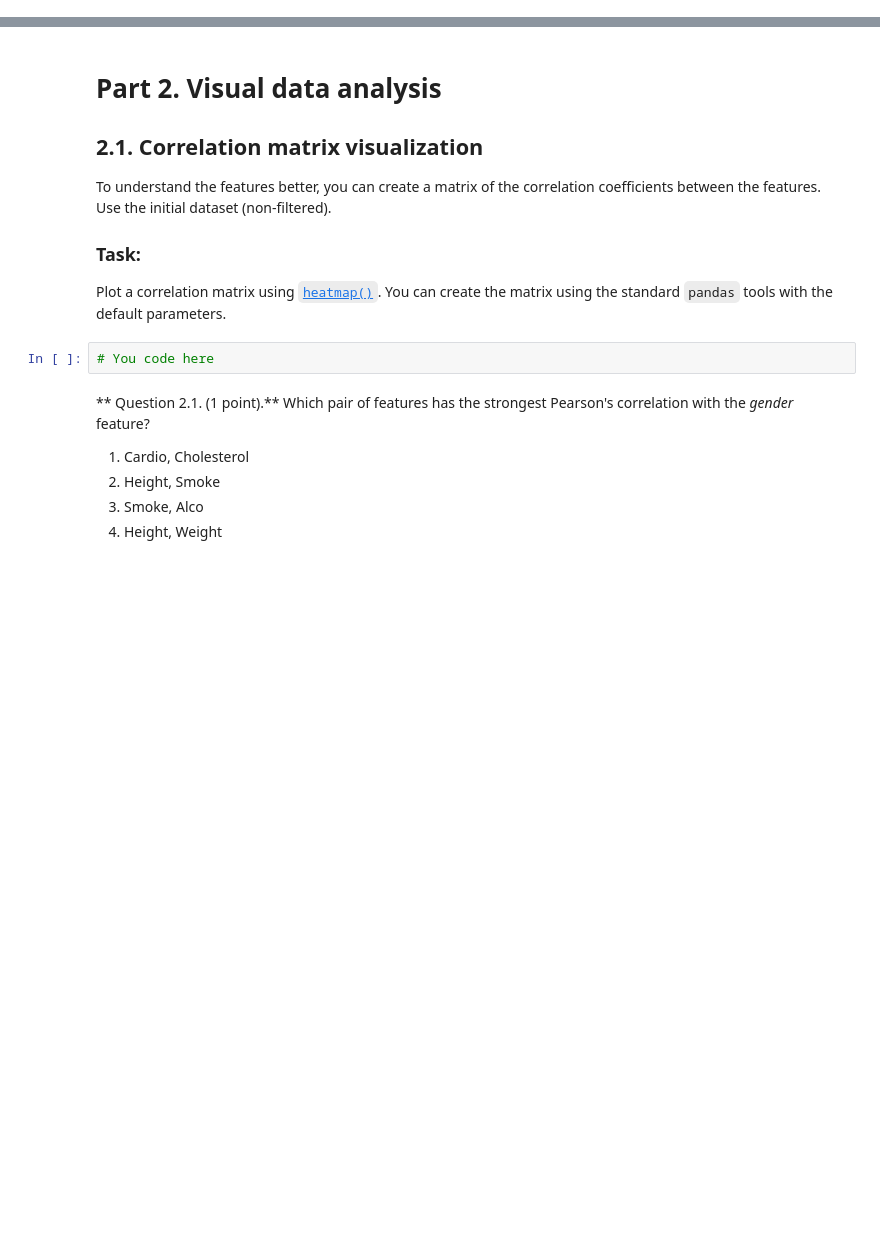
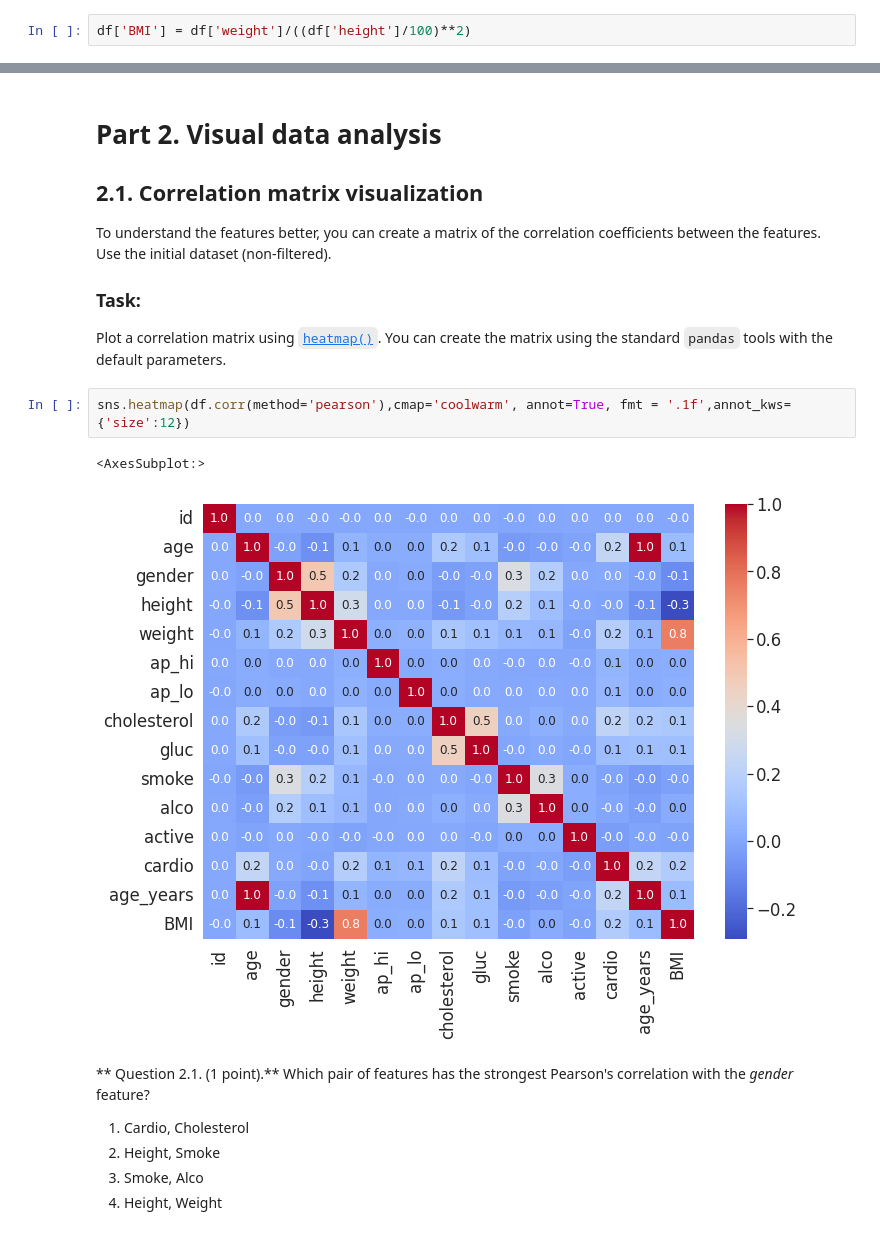
Before and after one commit to akuznetsovsp/mlcourseai_edu_projects, a Jupyter notebook: a2-demo-analyzing-cardiovascular-data.ipynb, the cells around one changed output, grey strips where cells are left out. Drawn from its saved outputs; the diff is of its cells as text; blank space fills up the shorter version.

```diff
--- a/a2-demo-analyzing-cardiovascular-data.ipynb
+++ b/a2-demo-analyzing-cardiovascular-data.ipynb
@@ -279,0 +278,2 @@ Create a new feature – BMI ([Body Mass Index](https://en.wikipedia.org/wiki/Bo
+# %%
+df['BMI'] = df['weight']/((df['height']/100)**2)
@@ -318,8 +355,11 @@ To understand the features better, you can create a matrix of the correlation co
 ### Task:
 
 Plot a correlation matrix using [`heatmap()`](http://seaborn.pydata.org/generated/seaborn.heatmap.html). You can create the matrix using the standard `pandas` tools with the default parameters.
-# %%
-# You code here
+# %%
+sns.heatmap(df.corr(method='pearson'),cmap='coolwarm', annot=True, fmt = '.1f',annot_kws={'size':12})
+# %% [output]
+<AxesSubplot:>
+[figure, added]
 # %% [markdown]
 ** Question 2.1. (1 point).** Which pair of features has the strongest Pearson's correlation with the *gender* feature?
 
```
Also changed, not shown: parts of 6 cells of this notebook.
